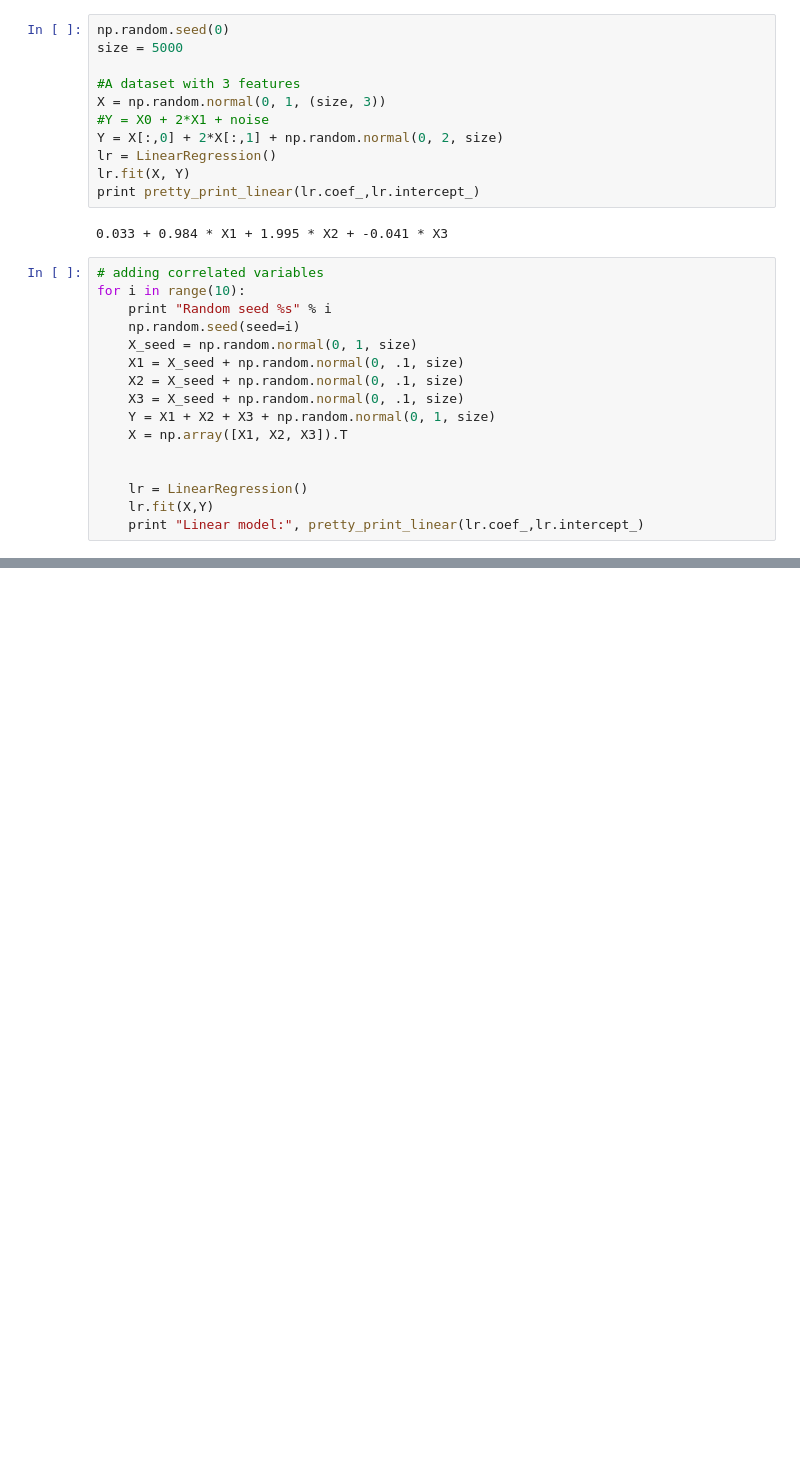
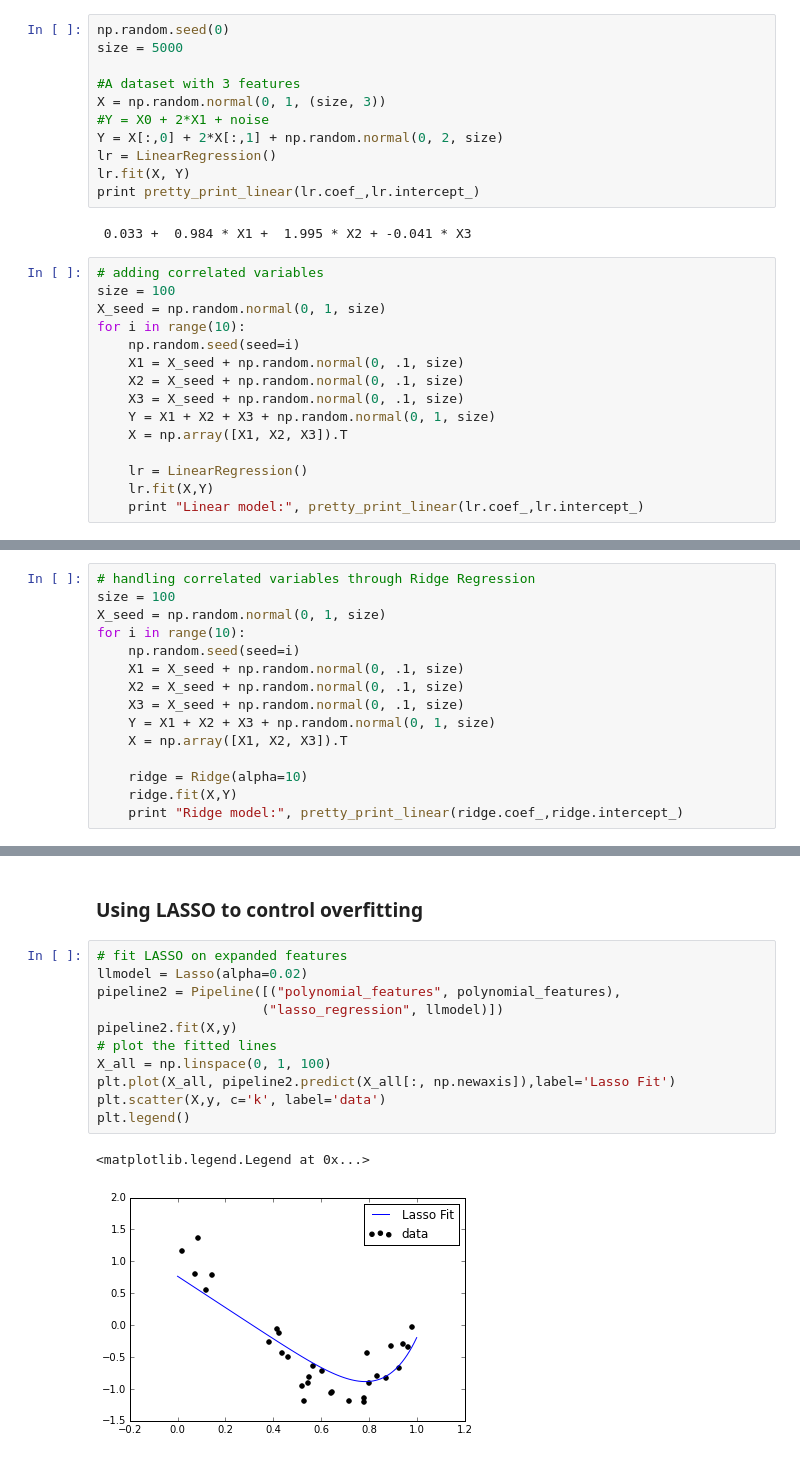
Before and after one commit to ubdsgroup/mlcourse-ub-notebooks, a Jupyter notebook: notebooks/LinearSystems.ipynb, the cells around one changed output, grey strips where cells are left out. Cells and saved outputs as stored; diff of their text form; blank space fills up the shorter version.

```diff
--- a/notebooks/LinearSystems.ipynb
+++ b/notebooks/LinearSystems.ipynb
@@ -191,16 +244,15 @@ print pretty_print_linear(lr.coef_,lr.intercept_)
 # %%
 # adding correlated variables
+size = 100
+X_seed = np.random.normal(0, 1, size)
 for i in range(10):
-    print "Random seed %s" % i
     np.random.seed(seed=i)
-    X_seed = np.random.normal(0, 1, size)
     X1 = X_seed + np.random.normal(0, .1, size)
     X2 = X_seed + np.random.normal(0, .1, size)
     X3 = X_seed + np.random.normal(0, .1, size)
     Y = X1 + X2 + X3 + np.random.normal(0, 1, size)
     X = np.array([X1, X2, X3]).T
 
-
     lr = LinearRegression()
     lr.fit(X,Y)
     print "Linear model:", pretty_print_linear(lr.coef_,lr.intercept_)
@@ -229,0 +270,15 @@ Linear model:  0.048 +  0.714 * X1 +  0.776 * X2 +  1.364 * X3
+# %%
+# handling correlated variables through Ridge Regression
+size = 100
+X_seed = np.random.normal(0, 1, size)
+for i in range(10):
+    np.random.seed(seed=i)
+    X1 = X_seed + np.random.normal(0, .1, size)
+    X2 = X_seed + np.random.normal(0, .1, size)
+    X3 = X_seed + np.random.normal(0, .1, size)
+    Y = X1 + X2 + X3 + np.random.normal(0, 1, size)
+    X = np.array([X1, X2, X3]).T
+
+    ridge = Ridge(alpha=10)
+    ridge.fit(X,Y)
+    print "Ridge model:", pretty_print_linear(ridge.coef_,ridge.intercept_)
@@ -229,0 +296,16 @@ Linear model:  0.048 +  0.714 * X1 +  0.776 * X2 +  1.364 * X3
+# %% [markdown]
+### Using LASSO to control overfitting
+# %%
+# fit LASSO on expanded features
+llmodel = Lasso(alpha=0.02)
+pipeline2 = Pipeline([("polynomial_features", polynomial_features),
+                     ("lasso_regression", llmodel)])
+pipeline2.fit(X,y)
+# plot the fitted lines
+X_all = np.linspace(0, 1, 100)
+plt.plot(X_all, pipeline2.predict(X_all[:, np.newaxis]),label='Lasso Fit')
+plt.scatter(X,y, c='k', label='data')
+plt.legend()
+# %% [output]
+<matplotlib.legend.Legend at 0x...>
+[figure, added]
```
Also changed, not shown: parts of 20 cells of this notebook.
